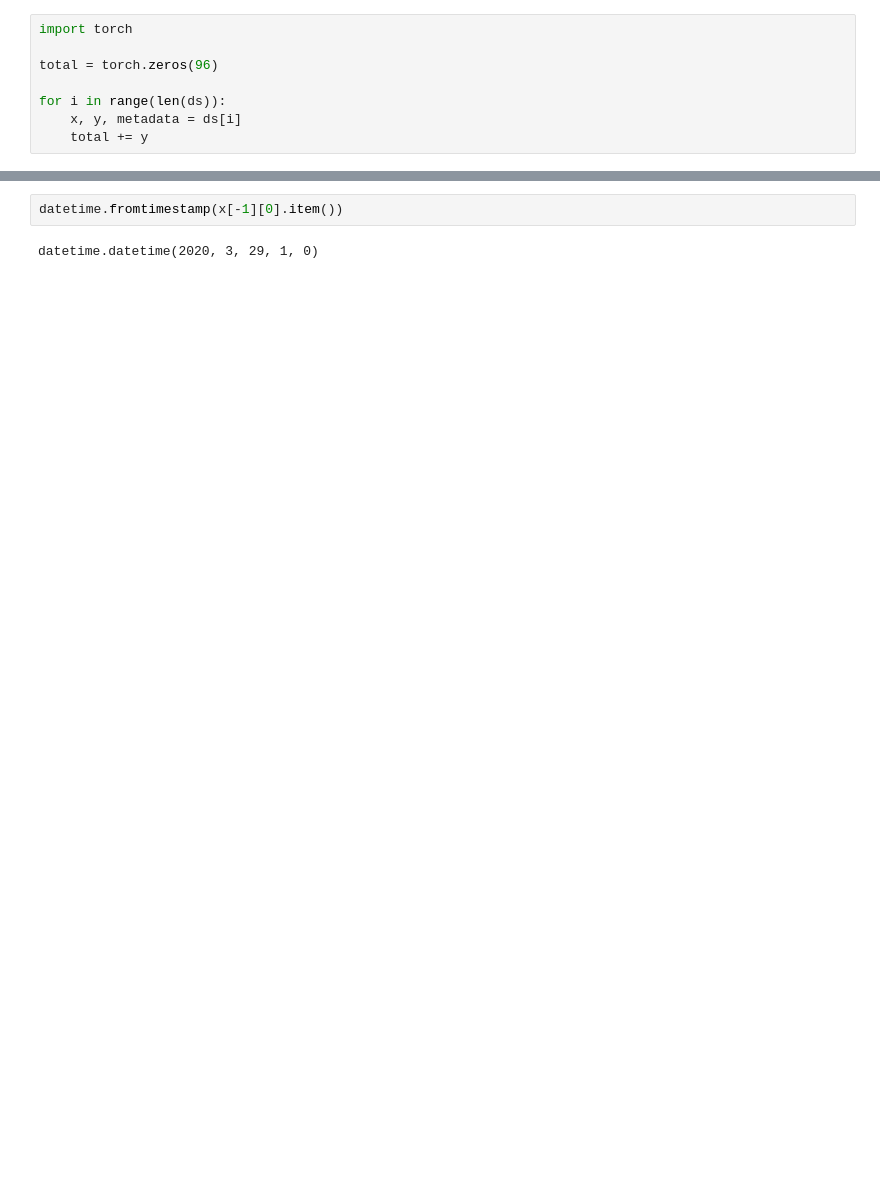
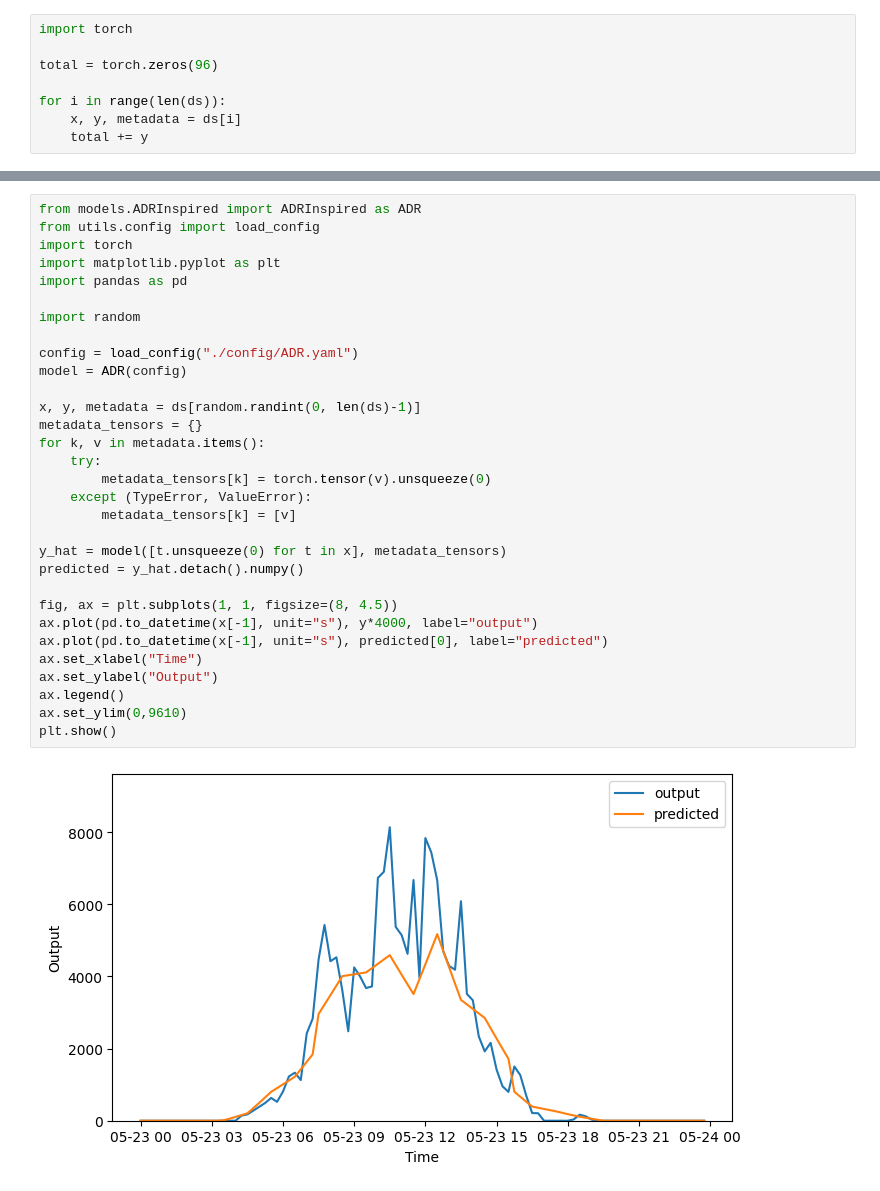
Before and after one commit to pavlikp/PV-PIML, a Jupyter notebook: notebooks/PVDataset.ipynb, the cells around one changed output, grey strips where cells are left out. Cells and saved outputs as stored; diff of their text form; blank space fills up the shorter version.

Commit message:
Fit ADRInspired model
Co-authored-by: Copilot <copilot@github.com>

```diff
--- a/notebooks/PVDataset.ipynb
+++ b/notebooks/PVDataset.ipynb
@@ -156,4 +114,33 @@ DatetimeIndex(['2020-03-29 00:00:00', '2020-03-29 00:15:00',
-# %%
-datetime.fromtimestamp(x[-1][0].item())
-# %% [output]
-datetime.datetime(2020, 3, 29, 1, 0)
+# %%
+from models.ADRInspired import ADRInspired as ADR
+from utils.config import load_config
+import torch
+import matplotlib.pyplot as plt
+import pandas as pd
+
+import random
+
+config = load_config("./config/ADR.yaml")
+model = ADR(config)
+
+x, y, metadata = ds[random.randint(0, len(ds)-1)]
+metadata_tensors = {}
+for k, v in metadata.items():
+    try:
+        metadata_tensors[k] = torch.tensor(v).unsqueeze(0)
+    except (TypeError, ValueError):
+        metadata_tensors[k] = [v]
+
+y_hat = model([t.unsqueeze(0) for t in x], metadata_tensors)
+predicted = y_hat.detach().numpy()
+
+fig, ax = plt.subplots(1, 1, figsize=(8, 4.5))
+ax.plot(pd.to_datetime(x[-1], unit="s"), y*4000, label="output")
+ax.plot(pd.to_datetime(x[-1], unit="s"), predicted[0], label="predicted")
+ax.set_xlabel("Time")
+ax.set_ylabel("Output")
+ax.legend()
+ax.set_ylim(0,9610)
+plt.show()
+# %% [output]
+[figure, added]
```
Also changed, not shown: parts of 8 cells of this notebook, 6 other files.
